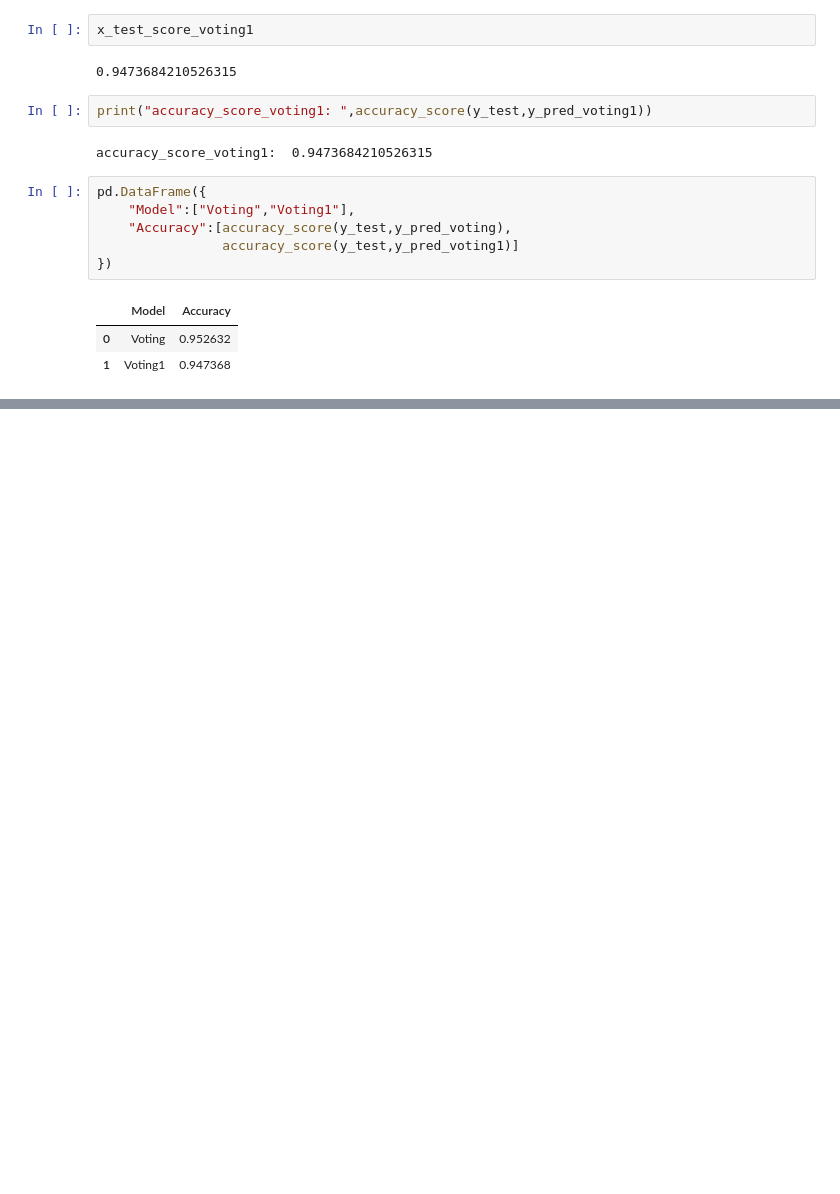
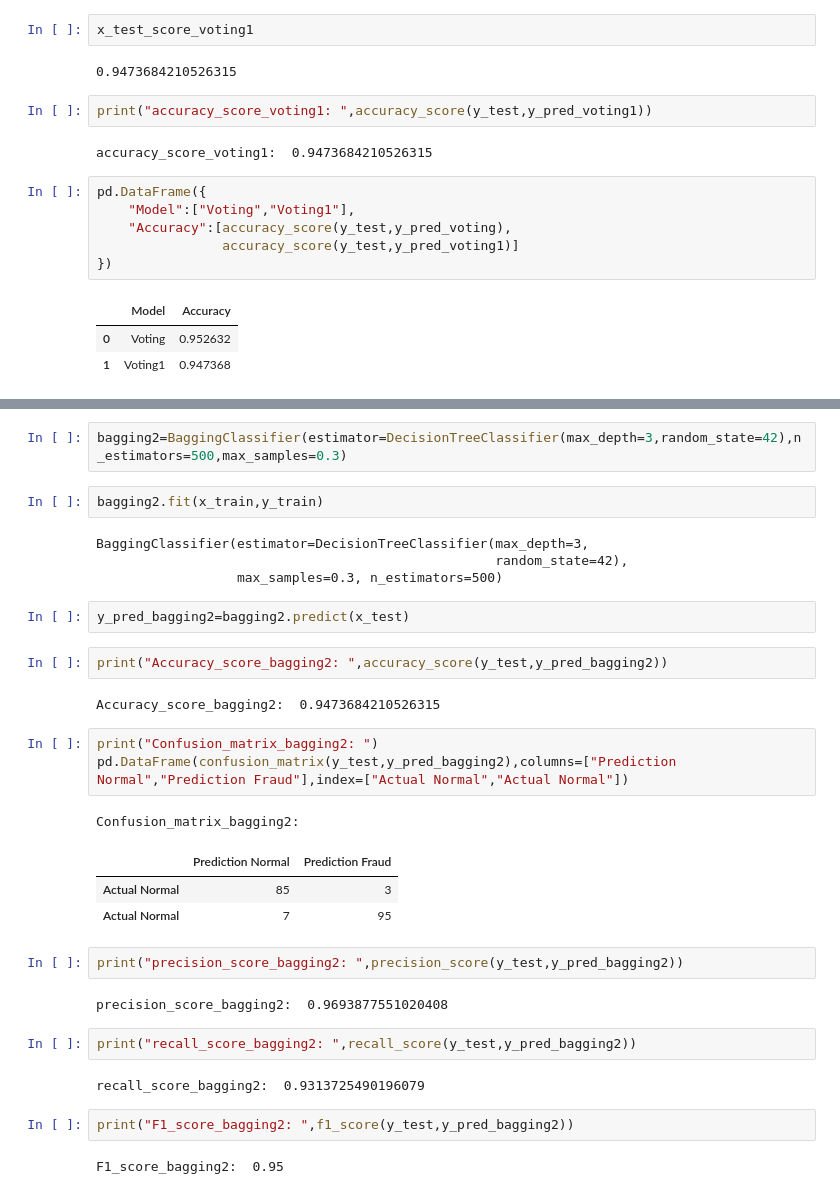
Before and after one commit to Rupesh-Mane/credit-card-fraud-detection, a Jupyter notebook: notebook/credit_card_fraud_detection.ipynb, the cells around one changed output, grey strips where cells are left out. Saved outputs shown, nothing was run; the diff lists cells and outputs as text; blank space fills up the shorter version.

```diff
--- a/notebook/credit_card_fraud_detection.ipynb
+++ b/notebook/credit_card_fraud_detection.ipynb
@@ -1286,0 +1425,34 @@ pd.DataFrame({
+# %%
+bagging2=BaggingClassifier(estimator=DecisionTreeClassifier(max_depth=3,random_state=42),n_estimators=500,max_samples=0.3)
+# %%
+bagging2.fit(x_train,y_train)
+# %% [output]
+BaggingClassifier(estimator=DecisionTreeClassifier(max_depth=3,
+                                                   random_state=42),
+                  max_samples=0.3, n_estimators=500)
+# %%
+y_pred_bagging2=bagging2.predict(x_test)
+# %%
+print("Accuracy_score_bagging2: ",accuracy_score(y_test,y_pred_bagging2))
+# %% [output]
+Accuracy_score_bagging2:  0.9473684210526315
+# %%
+print("Confusion_matrix_bagging2: ")
+pd.DataFrame(confusion_matrix(y_test,y_pred_bagging2),columns=["Prediction Normal","Prediction Fraud"],index=["Actual Normal","Actual Normal"])
+# %% [output]
+Confusion_matrix_bagging2:
+|  | Prediction Normal | Prediction Fraud |
+| Actual Normal | 85 | 3 |
+| Actual Normal | 7 | 95 |
+# %%
+print("precision_score_bagging2: ",precision_score(y_test,y_pred_bagging2))
+# %% [output]
+precision_score_bagging2:  0.9693877551020408
+# %%
+print("recall_score_bagging2: ",recall_score(y_test,y_pred_bagging2))
+# %% [output]
+recall_score_bagging2:  0.9313725490196079
+# %%
+print("F1_score_bagging2: ",f1_score(y_test,y_pred_bagging2))
+# %% [output]
+F1_score_bagging2:  0.95
```
Also changed, not shown: parts of 27 cells of this notebook.
